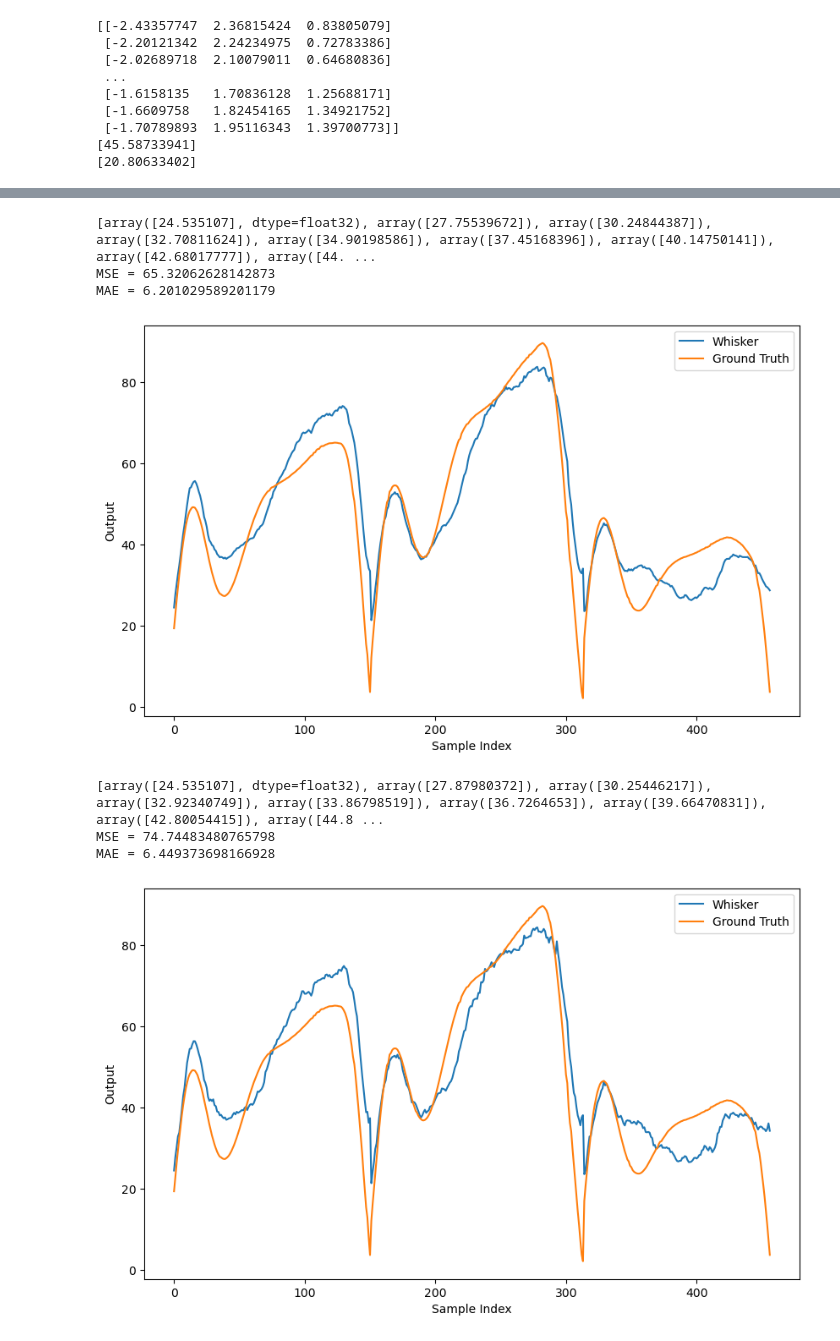
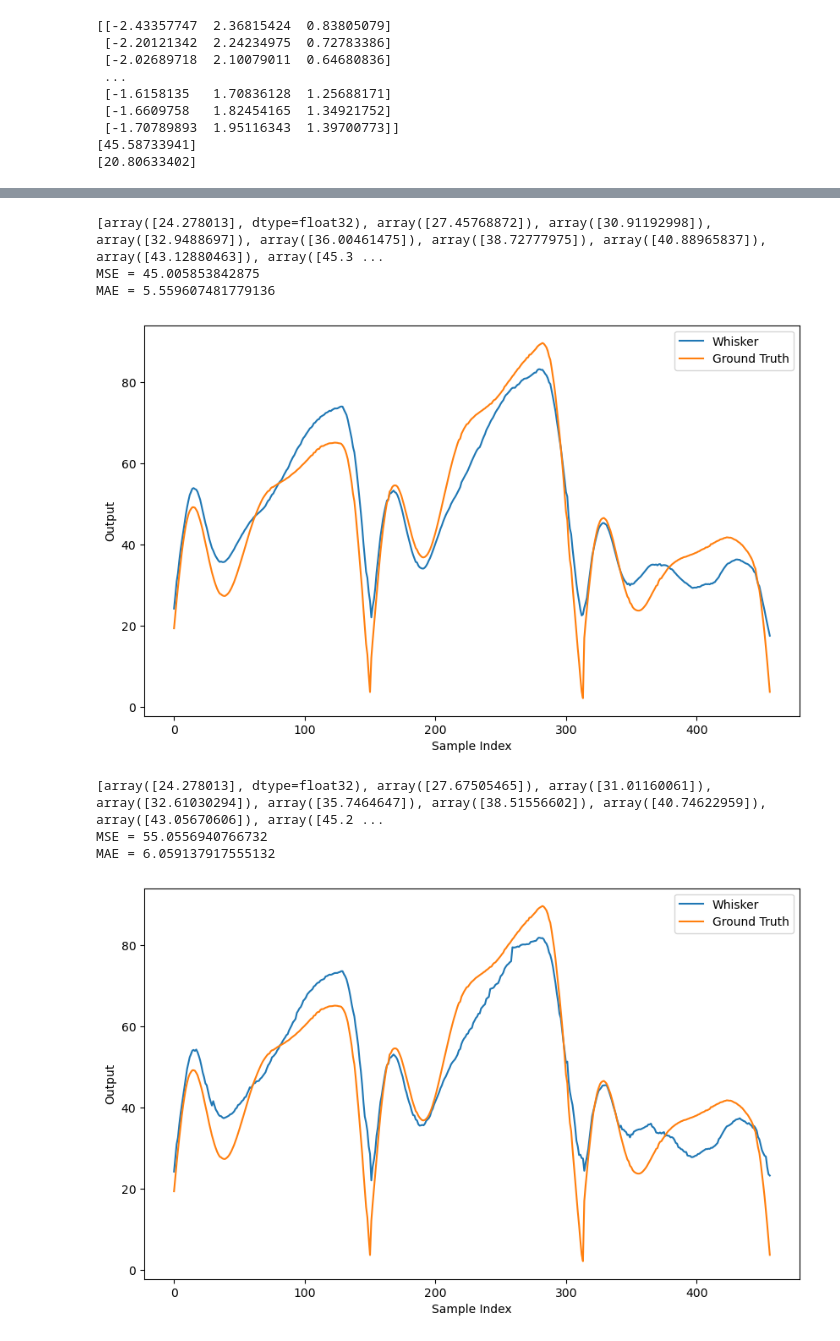
Before and after one commit to TacYee/autonomous-fly, a Jupyter notebook: Optitrack/dataanalyse/uncertainty_mlp_KF.ipynb, the cells around one changed output, grey strips where cells are left out. Saved outputs shown, nothing was run; the diff lists cells and outputs as text; code cells hidden in the pictures.

```diff
--- a/Optitrack/dataanalyse/uncertainty_mlp_KF.ipynb
+++ b/Optitrack/dataanalyse/uncertainty_mlp_KF.ipynb
@@ -599,7 +669,7 @@ initial_states = [test_pre2_1[0], test_pre2_2[0], test_pre2_3[0]]
 initial_positions = [test_position2_1[0], test_position2_2[0], test_position2_3[0]]
 initial_yaws = [test_yaw2_1[0], test_yaw2_2[0], test_yaw2_3[0]]
 initial_covariance = np.array([[50]])
-process_noise = np.array([[0.1]])
+process_noise = np.array([[0.01]])
 measurement_noise = np.array([[1]])
 
 # 应用卡尔曼滤波
@@ -630,10 +700,10 @@ plt.xlabel('Sample Index')
 plt.ylabel('Output')
 plt.savefig(test_image_output_file)
 # %% [output]
-[array([24.535107], dtype=float32), array([27.75539672]), array([30.24844387]), array([32.70811624]), array([34.90198586]), array([37.45168396]), array([40.14750141]), array([42.68017777]), array([44. ...
-MSE = 65.32062628142873
-MAE = 6.201029589201179
+[array([24.278013], dtype=float32), array([27.45768872]), array([30.91192998]), array([32.9488697]), array([36.00461475]), array([38.72777975]), array([40.88965837]), array([43.12880463]), array([45.3 ...
+MSE = 45.005853842875
+MAE = 5.559607481779136
-[figure, old version]
+[figure, new version]
 # %%
 #UA KF Flat whisker2
 import numpy as np
@@ -676,37 +746,37 @@ initial_states = [test_pre2_1[0], test_pre2_2[0], test_pre2_3[0]]
 initial_positions = [test_position2_1[0], test_position2_2[0], test_position2_3[0]]
 initial_yaws = [test_yaw2_1[0], test_yaw2_2[0], test_yaw2_3[0]]
 initial_covariance = np.array([[50]])
-process_noise = np.array([[5]])
+process_noise = np.array([[0.2]])
 
 # 应用卡尔曼滤波
 test_kal2_1 = apply_kalman_filterUAFLAT(initial_states[0], initial_positions[0], initial_yaws[0], test_pre2_1, test_uncertainty2_1, test_position2_1, test_yaw2_1)
 test_kal2_2 = apply_kalman_filterUAFLAT(initial_states[1], initial_positions[1], initial_yaws[1],test_pre2_2, test_uncertainty2_2, test_position2_2, test_yaw2_2)
 test_kal2_3 = apply_kalman_filterUAFLAT(initial_states[2], initial_positions[2], initial_yaws[2],test_pre2_3, test_uncertainty2_3, test_position2_3, test_yaw2_3)
 
 # 合并结果
 test_kal2 = test_kal2_1 + test_kal2_2 + test_kal2_3
 print(test_kal2)
 # 计算损失
 MSE_loss = mean_squared_error(test_kal2, test_GT2_filtered)
 MAE_loss = mean_absolute_error(test_kal2, test_GT2_filtered)
 
 print(f'MSE = {MSE_loss}')
 print(f'MAE = {MAE_loss}')
 
 # 保存图像
 test_image_folder = 'UA_FLAT_MLP_KF_test_image_save_whisker2'
 os.makedirs(test_image_folder, exist_ok=True)
 test_image_output_file = f'{test_image_folder}/p_0.05_noise_1e-2_modelvarianceweight_1_whisker2_kf_certainnoise_5_0.02_1.png'
 
 plt.figure(figsize=(10, 6))
 plt.plot(test_kal2, label='Whisker')
 plt.plot(test_GT2_filtered, label='Ground Truth')
 plt.legend()
 plt.xlabel('Sample Index')
 plt.ylabel('Output')
 plt.savefig(test_image_output_file)
 # %% [output]
-[array([24.535107], dtype=float32), array([27.87980372]), array([30.25446217]), array([32.92340749]), array([33.86798519]), array([36.7264653]), array([39.66470831]), array([42.80054415]), array([44.8 ...
-MSE = 74.74483480765798
-MAE = 6.449373698166928
+[array([24.278013], dtype=float32), array([27.67505465]), array([31.01160061]), array([32.61030294]), array([35.7464647]), array([38.51556602]), array([40.74622959]), array([43.05670606]), array([45.2 ...
+MSE = 55.0556940766732
+MAE = 6.059137917555132
-[figure, old version]
+[figure, new version]
```
Also changed, not shown: parts of 12 cells of this notebook.
